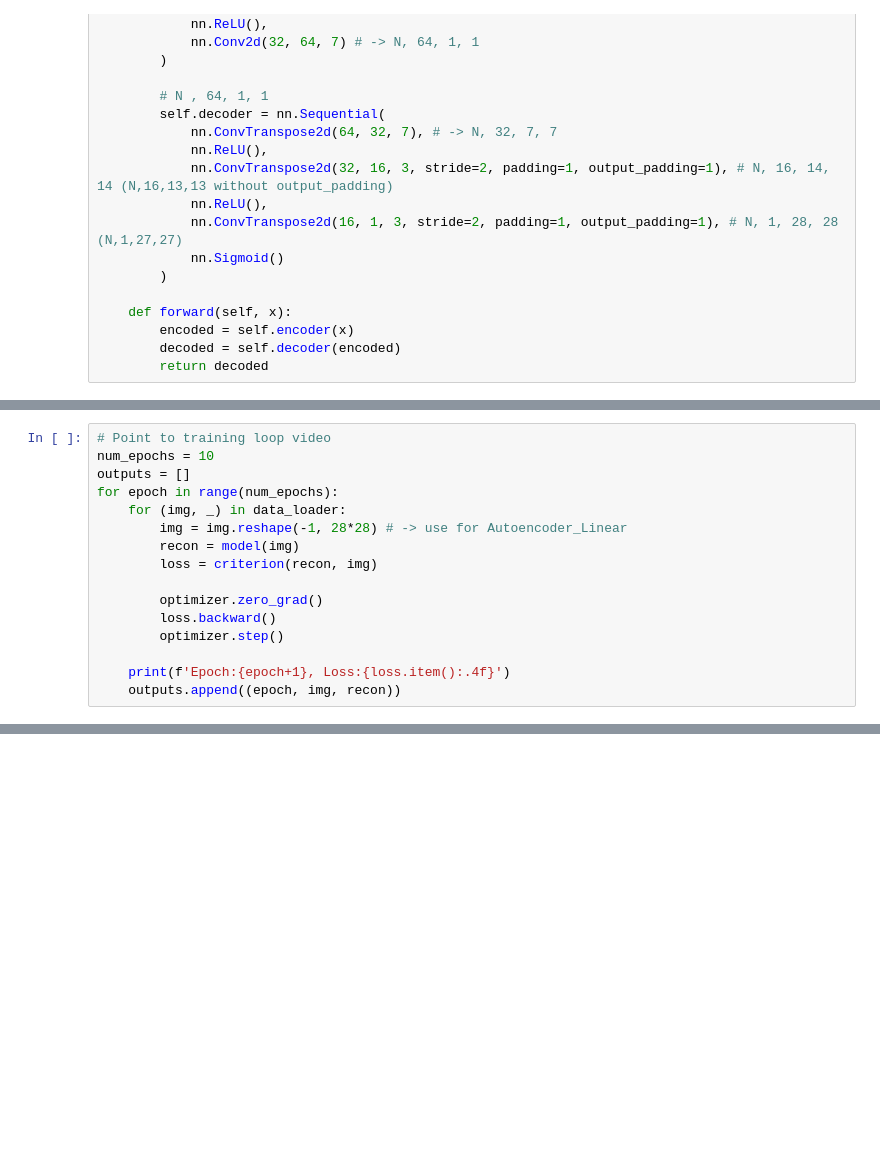
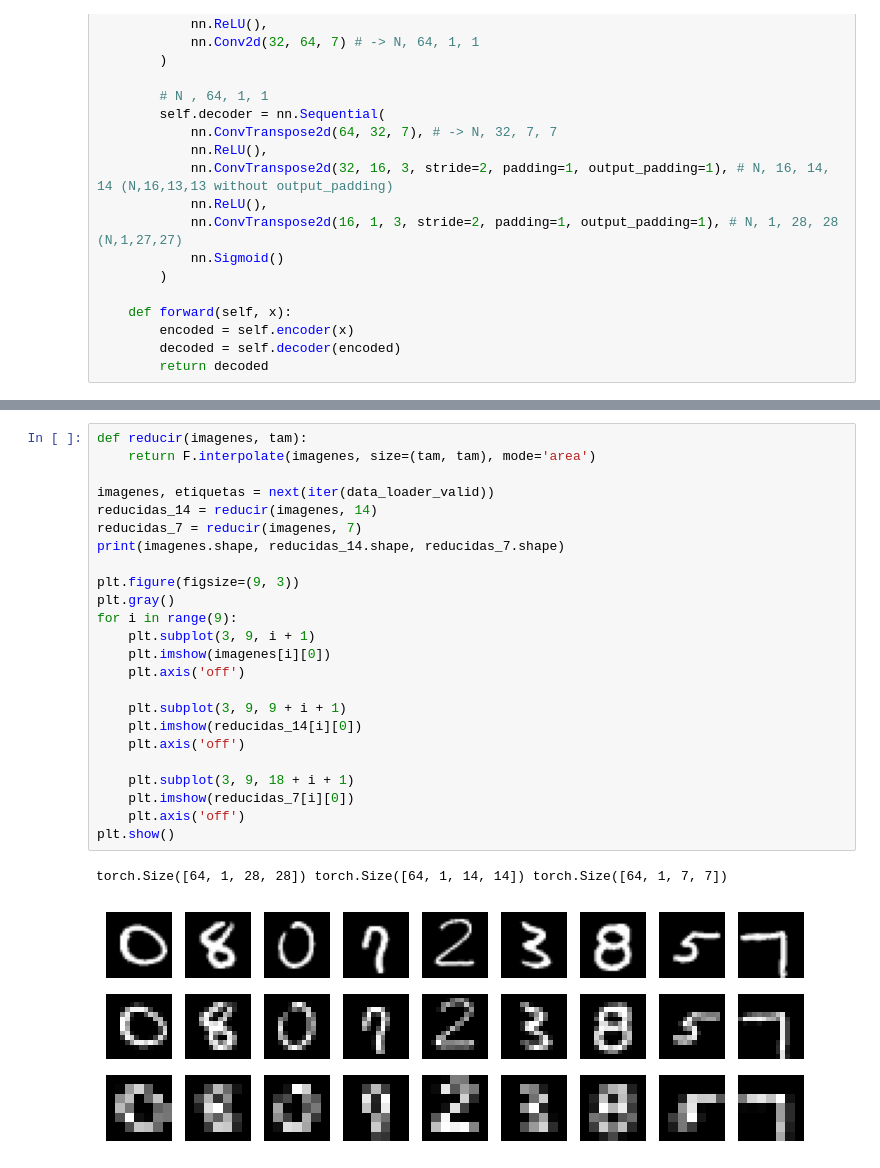
Before and after one commit to Aprendizaje-Automatico-II/Autoencoders, a Jupyter notebook: autoencoders.ipynb, the cells around one changed output, grey strips where cells are left out. Saved outputs shown, nothing was run; the diff lists cells and outputs as text; blank space fills up the shorter version.

```diff
--- a/autoencoders.ipynb
+++ b/autoencoders.ipynb
@@ -101,16 +62,0 @@ optimizer = torch.optim.Adam(model.parameters(),
-# %%
-# Point to training loop video
-num_epochs = 10
-outputs = []
-for epoch in range(num_epochs):
-    for (img, _) in data_loader:
-        img = img.reshape(-1, 28*28) # -> use for Autoencoder_Linear
-        recon = model(img)
-        loss = criterion(recon, img)
-
-        optimizer.zero_grad()
-        loss.backward()
-        optimizer.step()
-
-    print(f'Epoch:{epoch+1}, Loss:{loss.item():.4f}')
-    outputs.append((epoch, img, recon))
@@ -161,0 +153,27 @@ for i, img in enumerate(images[:9]):
+# %%
+def reducir(imagenes, tam):
+    return F.interpolate(imagenes, size=(tam, tam), mode='area')
+
+imagenes, etiquetas = next(iter(data_loader_valid))
+reducidas_14 = reducir(imagenes, 14)
+reducidas_7 = reducir(imagenes, 7)
+print(imagenes.shape, reducidas_14.shape, reducidas_7.shape)
+
+plt.figure(figsize=(9, 3))
+plt.gray()
+for i in range(9):
+    plt.subplot(3, 9, i + 1)
+    plt.imshow(imagenes[i][0])
+    plt.axis('off')
+
+    plt.subplot(3, 9, 9 + i + 1)
+    plt.imshow(reducidas_14[i][0])
+    plt.axis('off')
+
+    plt.subplot(3, 9, 18 + i + 1)
+    plt.imshow(reducidas_7[i][0])
+    plt.axis('off')
+plt.show()
+# %% [output]
+torch.Size([64, 1, 28, 28]) torch.Size([64, 1, 14, 14]) torch.Size([64, 1, 7, 7])
+[figure, added]
```
Also changed, not shown: parts of 14 cells of this notebook.
